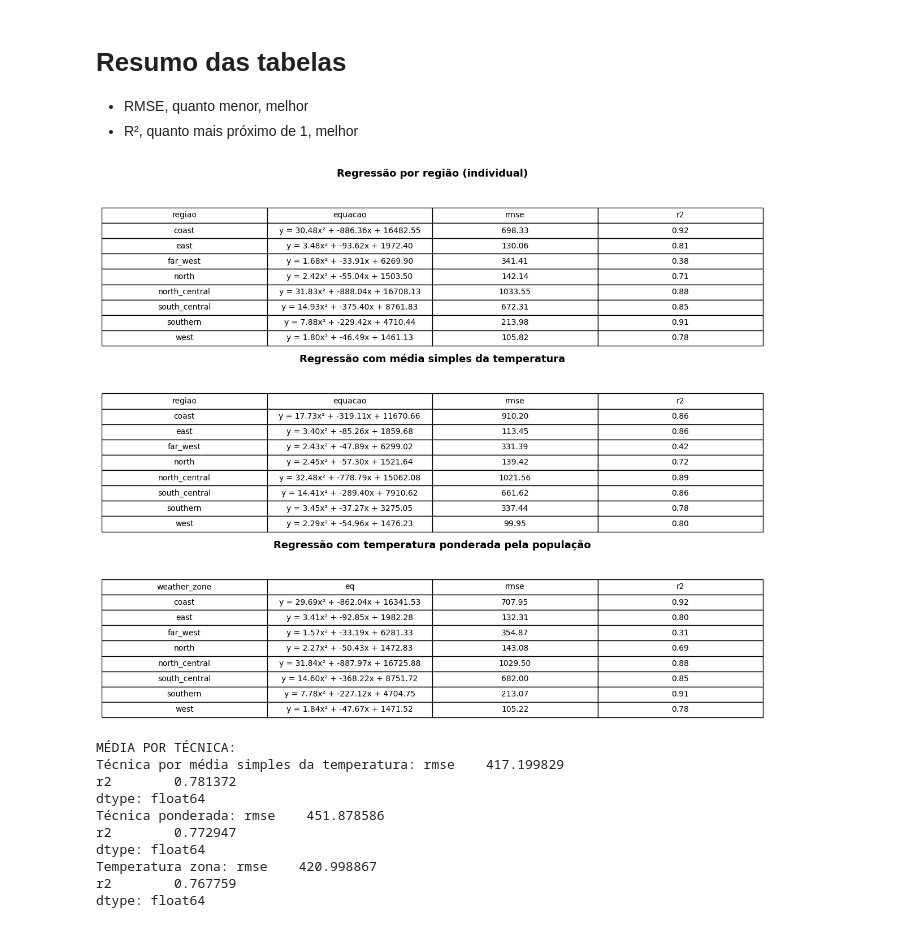
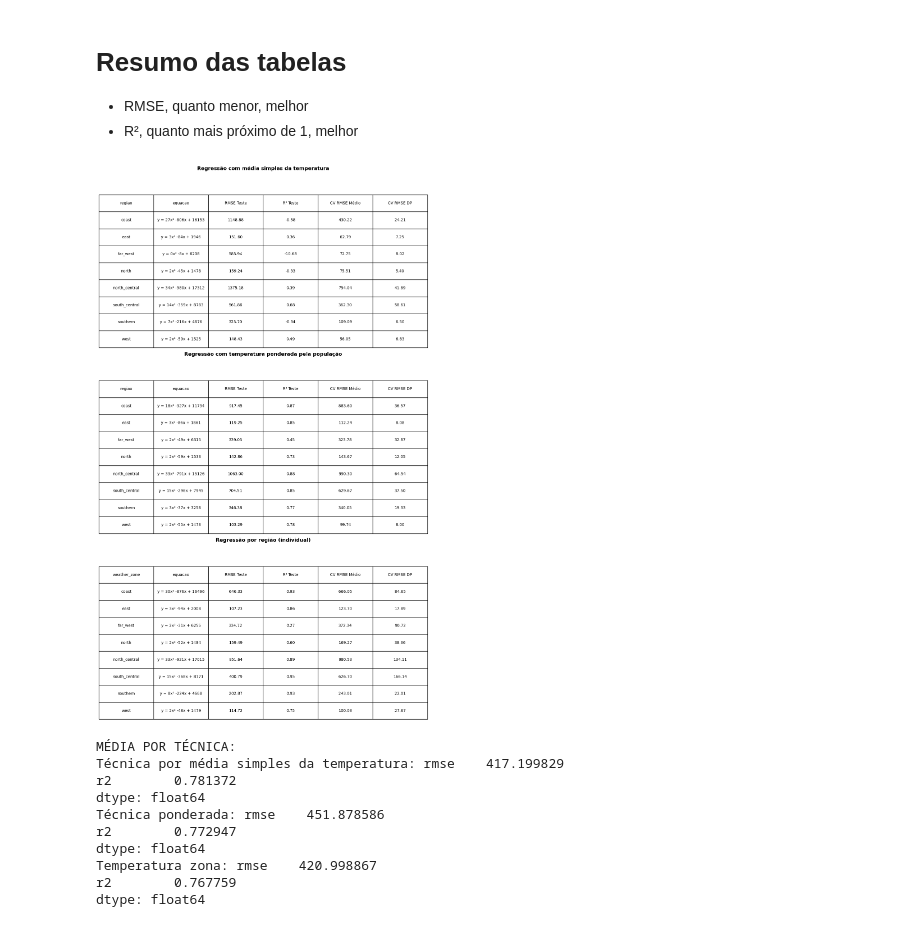
Before and after one commit to jrodrigotico/serena-tcc, a Jupyter notebook: debug_modelo.ipynb, the cells around one changed output. Cells and saved outputs as stored; diff of their text form; code cells hidden in the pictures.

```diff
--- a/debug_modelo.ipynb
+++ b/debug_modelo.ipynb
@@ -233,7 +233,7 @@ grid_graficos(df= df, hour=0, weekday= 1)
 # %%
 # dados da populacao do texas
 pop_texas = pd.read_csv('C:/Users/Computadores Gamer/OneDrive/Área de Trabalho/serena-tcc/dados/pop_texas.csv')
-pop_texas = pop_texas.drop_duplicates(keep = 'last', subset=['COUNTY'])
+pop_texas = pop_texas.drop_duplicates(keep = 'first', subset=['COUNTY'])
 # %%
 # Aqui transforma a tabela em long e ja vem com a temp_ponderada pela população
 
@@ -550,14 +670,14 @@ def plotar_tabelas_empilhadas(df1, df2, df3, titulos):
     plt.tight_layout()
     plt.show()
 # %%
-plotar_tabelas_empilhadas(
+plotar_tabelas_teste_cv(
     df1=tabela1,
     df2=tabela2,
     df3=tabela3,
-    titulos=["Regressão por região (individual)", "Regressão com média simples da temperatura","Regressão com temperatura ponderada pela população"]
+    titulos=["Regressão com média simples da temperatura","Regressão com temperatura ponderada pela população","Regressão por região (individual)"]
 )
 # %% [output]
-[figure, old version]
+[figure, new version]
 # %%
 print("MÉDIA POR TÉCNICA:")
 print("Técnica por média simples da temperatura:", tabela1[['rmse', 'r2']].mean())
```
Also changed, not shown: parts of 5 cells of this notebook, 1 other file.
